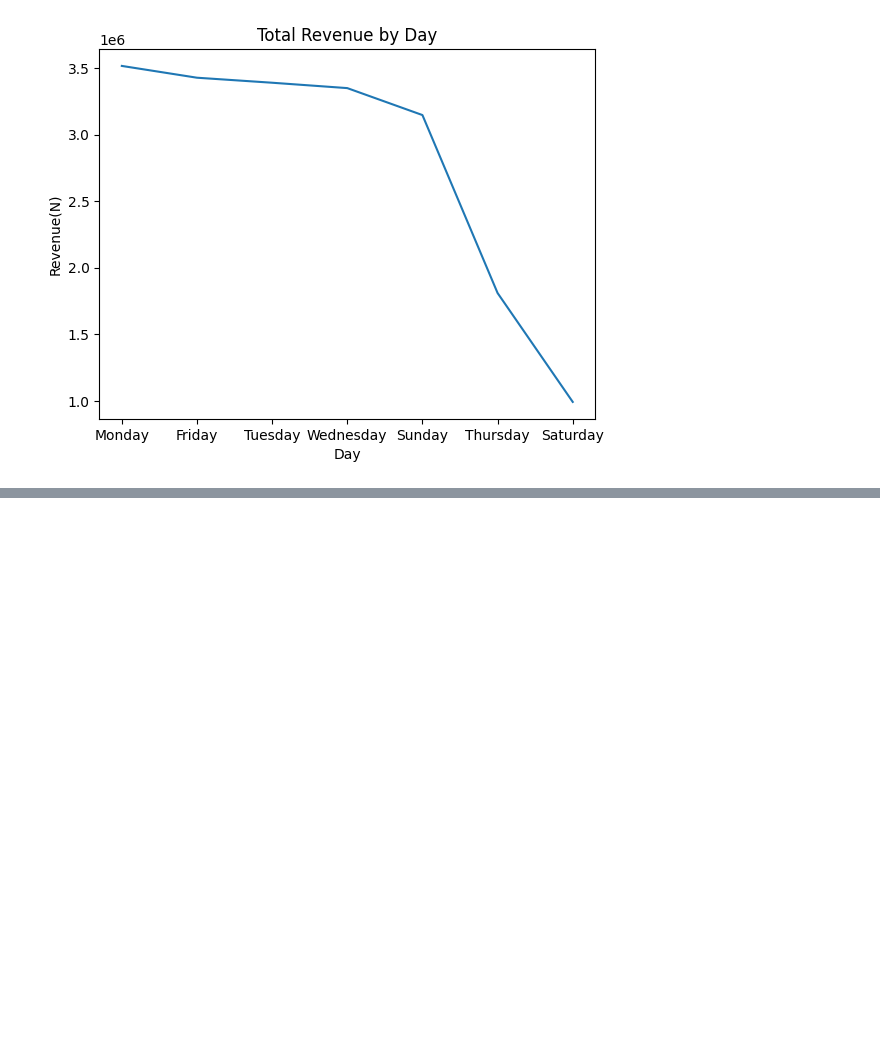
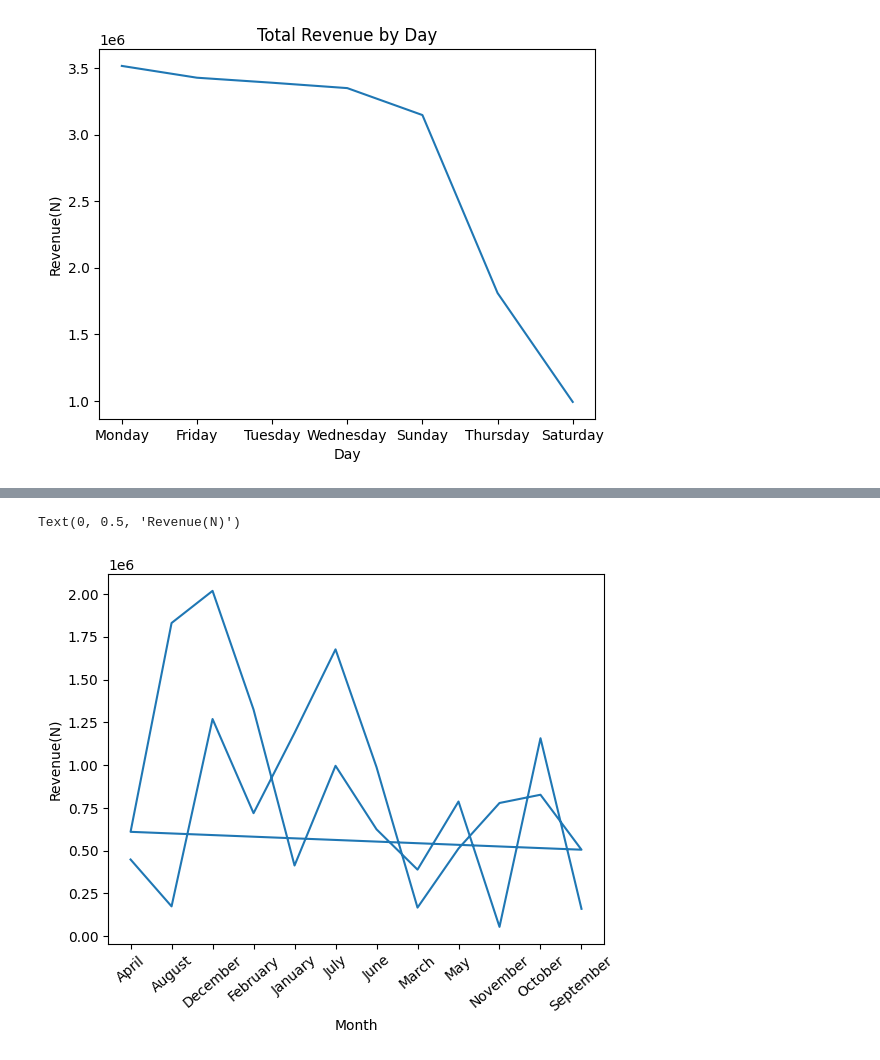
Before and after one commit to Hardemiyiwa/AI_Engineer, a Jupyter notebook: my_task/week_6/victor_ademuyiwa_task14/task14.ipynb, the cells around one changed output, grey strips where cells are left out. Saved outputs shown, nothing was run; the diff lists cells and outputs as text; code cells hidden in the pictures; blank space fills up the shorter version.

```diff
--- a/my_task/week_6/victor_ademuyiwa_task14/task14.ipynb
+++ b/my_task/week_6/victor_ademuyiwa_task14/task14.ipynb
@@ -470,0 +500,4 @@ plt.show()
+# %%
+# 6. Trends of sales
+Trends_of_sales_over_the_year = df.groupby(["Year", "Month"])["Revenue(N)"].sum().reset_index()
+Trends_of_sales_over_the_year
@@ -470,0 +522,9 @@ plt.show()
+# %%
+# lets plot
+plt.plot(Trends_of_sales_over_the_year["Month"], Trends_of_sales_over_the_year["Revenue(N)"])
+plt.xticks(rotation = 40)
+plt.xlabel('Month')
+plt.ylabel('Revenue(N)')
+# %% [output]
+Text(0, 0.5, 'Revenue(N)')
+[figure, added]
```
Also changed, not shown: parts of 3 cells of this notebook.
